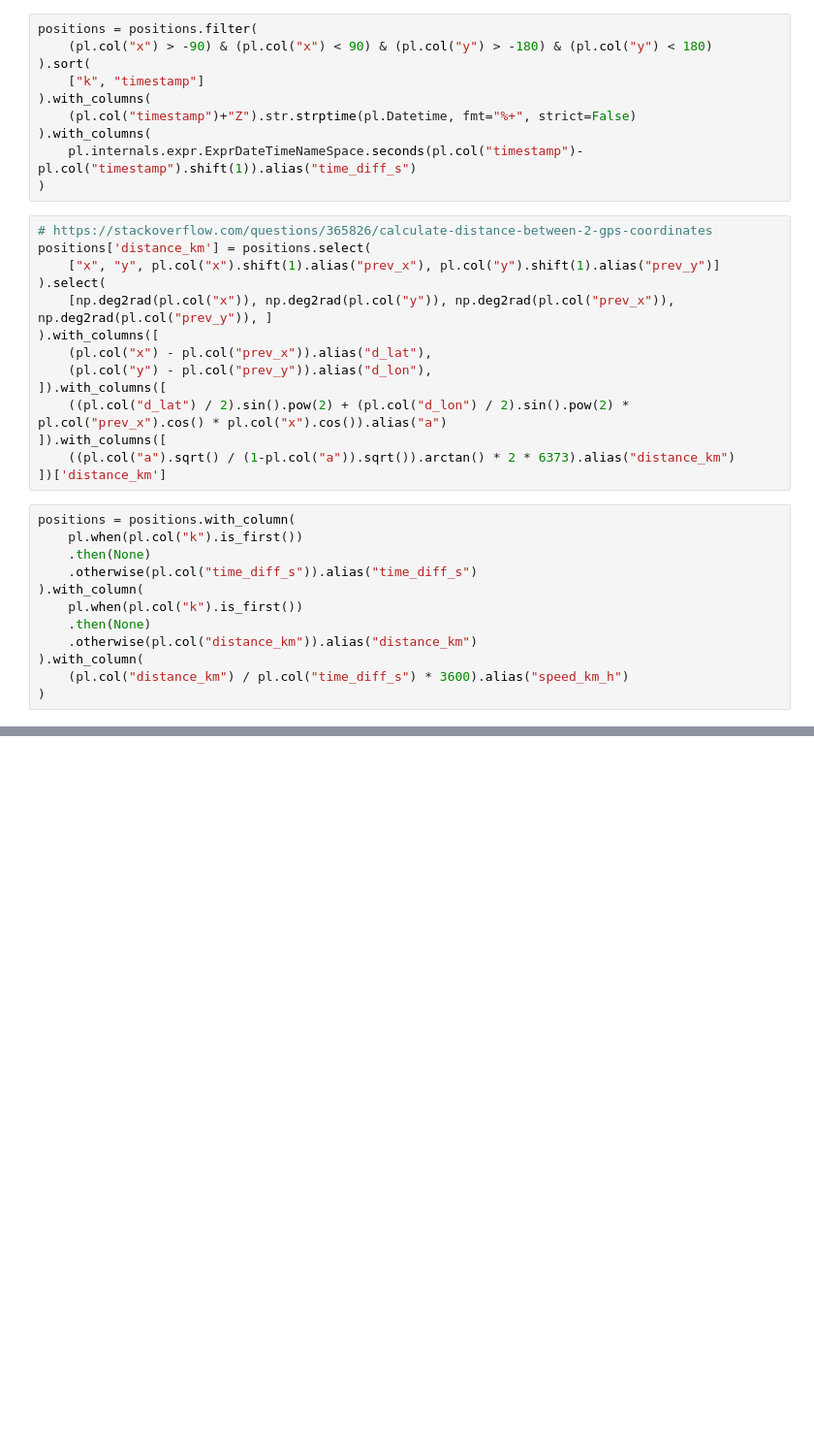
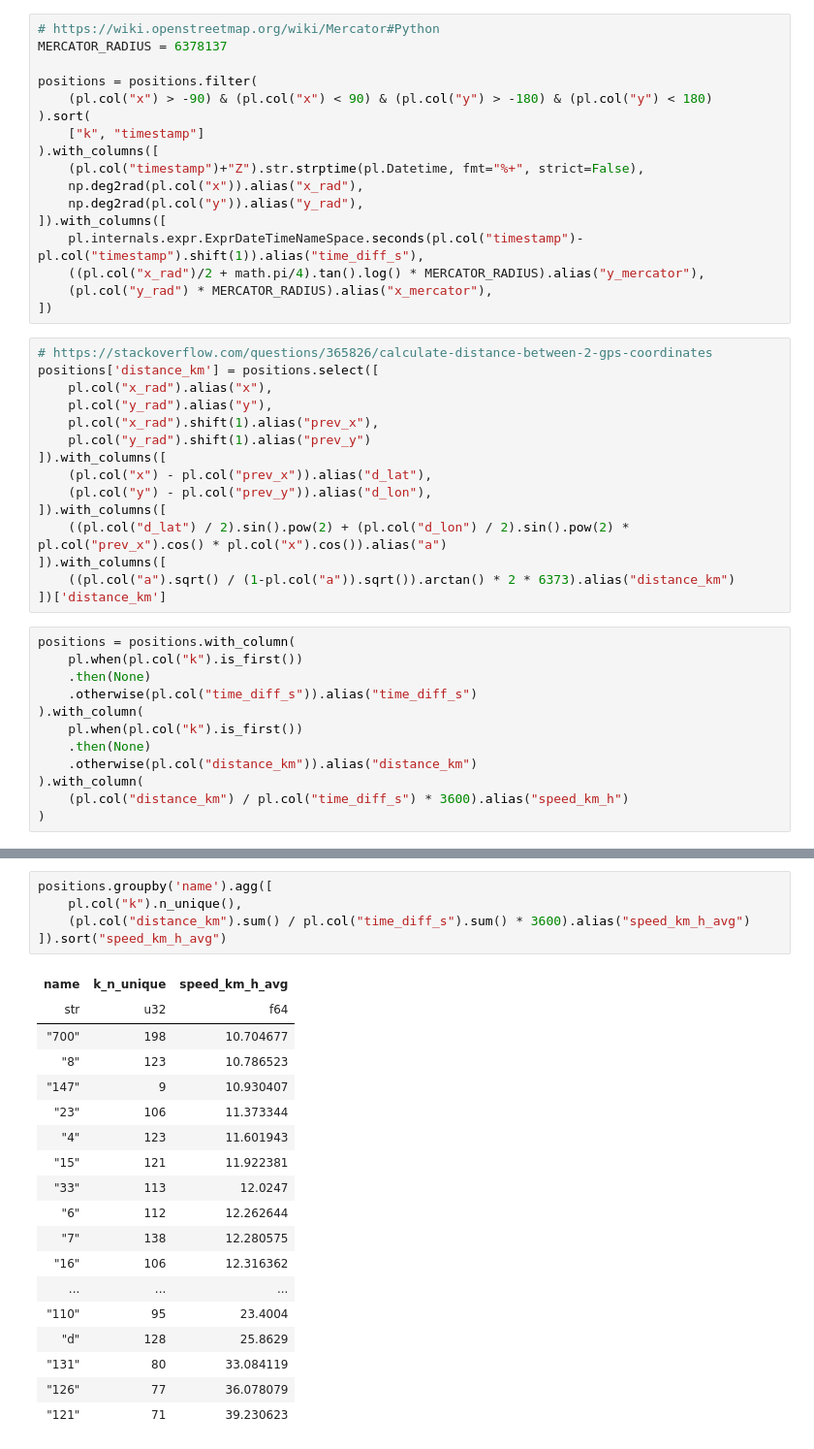
Before and after one commit to ppatrzyk/kaggle, a Jupyter notebook: public_transport/public_transport.ipynb, the cells around one changed output, grey strips where cells are left out. Shown at 97% size. Saved outputs shown, nothing was run; the diff lists cells and outputs as text; blank space fills up the shorter version.

```diff
--- a/public_transport/public_transport.ipynb
+++ b/public_transport/public_transport.ipynb
@@ -13,22 +18,30 @@ Loading BokehJS ...
 # %%
 positions = pl.read_csv("positions.csv")
 # %%
+# https://wiki.openstreetmap.org/wiki/Mercator#Python
+MERCATOR_RADIUS = 6378137
+
 positions = positions.filter(
     (pl.col("x") > -90) & (pl.col("x") < 90) & (pl.col("y") > -180) & (pl.col("y") < 180)
 ).sort(
     ["k", "timestamp"]
-).with_columns(
-    (pl.col("timestamp")+"Z").str.strptime(pl.Datetime, fmt="%+", strict=False)
-).with_columns(
-    pl.internals.expr.ExprDateTimeNameSpace.seconds(pl.col("timestamp")-pl.col("timestamp").shift(1)).alias("time_diff_s")
-)
+).with_columns([
+    (pl.col("timestamp")+"Z").str.strptime(pl.Datetime, fmt="%+", strict=False),
+    np.deg2rad(pl.col("x")).alias("x_rad"),
+    np.deg2rad(pl.col("y")).alias("y_rad"),
+]).with_columns([
+    pl.internals.expr.ExprDateTimeNameSpace.seconds(pl.col("timestamp")-pl.col("timestamp").shift(1)).alias("time_diff_s"),
+    ((pl.col("x_rad")/2 + math.pi/4).tan().log() * MERCATOR_RADIUS).alias("y_mercator"),
+    (pl.col("y_rad") * MERCATOR_RADIUS).alias("x_mercator"),
+])
 # %%
 # https://stackoverflow.com/questions/365826/calculate-distance-between-2-gps-coordinates
-positions['distance_km'] = positions.select(
-    ["x", "y", pl.col("x").shift(1).alias("prev_x"), pl.col("y").shift(1).alias("prev_y")]
-).select(
-    [np.deg2rad(pl.col("x")), np.deg2rad(pl.col("y")), np.deg2rad(pl.col("prev_x")), np.deg2rad(pl.col("prev_y")), ]
-).with_columns([
+positions['distance_km'] = positions.select([
+    pl.col("x_rad").alias("x"),
+    pl.col("y_rad").alias("y"),
+    pl.col("x_rad").shift(1).alias("prev_x"),
+    pl.col("y_rad").shift(1).alias("prev_y")
+]).with_columns([
     (pl.col("x") - pl.col("prev_x")).alias("d_lat"),
     (pl.col("y") - pl.col("prev_y")).alias("d_lon"),
 ]).with_columns([
@@ -68,0 +107,24 @@ show(p)
+# %%
+positions.groupby('name').agg([
+    pl.col("k").n_unique(),
+    (pl.col("distance_km").sum() / pl.col("time_diff_s").sum() * 3600).alias("speed_km_h_avg")
+]).sort("speed_km_h_avg")
+# %% [output]
+| name | k_n_unique | speed_km_h_avg |
+| str | u32 | f64 |
+| "700" | 198 | 10.704677 |
+| "8" | 123 | 10.786523 |
+| "147" | 9 | 10.930407 |
+| "23" | 106 | 11.373344 |
+| "4" | 123 | 11.601943 |
+| "15" | 121 | 11.922381 |
+| "33" | 113 | 12.0247 |
+| "6" | 112 | 12.262644 |
+| "7" | 138 | 12.280575 |
+| "16" | 106 | 12.316362 |
+| ... | ... | ... |
+| "110" | 95 | 23.4004 |
+| "d" | 128 | 25.8629 |
+| "131" | 80 | 33.084119 |
+| "126" | 77 | 36.078079 |
+| "121" | 71 | 39.230623 |
```
Also changed, not shown: parts of 3 cells of this notebook.
